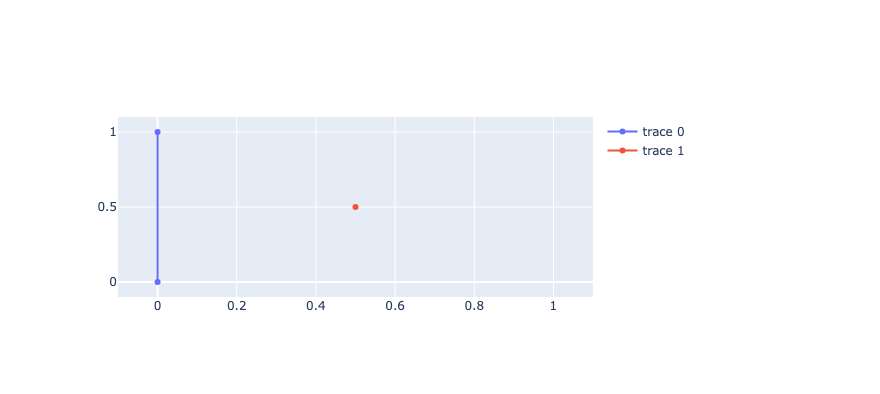
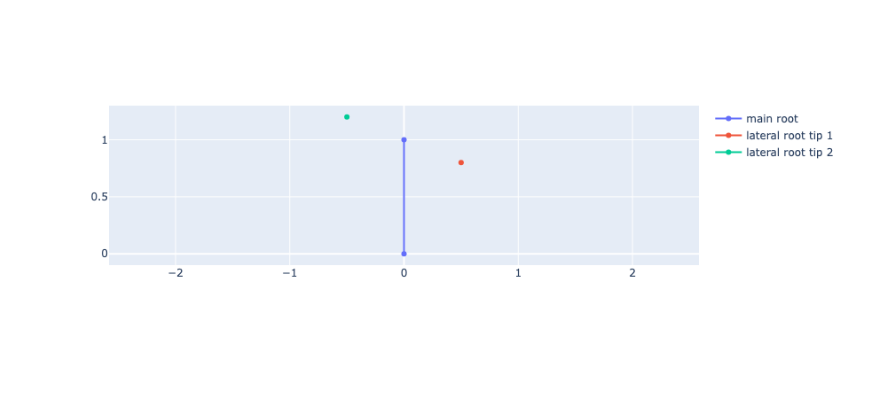
Before and after one commit to arjunc12/Math-Magazine-Tomatoes, a Jupyter notebook: illustrative-example.ipynb, the cells around one changed output. Saved outputs shown, nothing was run; the diff lists cells and outputs as text; code cells hidden in the pictures; blank space fills up the shorter version.

```diff
--- a/illustrative-example.ipynb
+++ b/illustrative-example.ipynb
@@ -5,6 +5,11 @@ from plotly import graph_objs as go
 init_notebook_mode(connected=True)
 import pylab
 import mpmath
+import seaborn as sns
+sns.set_theme()
+sns.set_context("poster")
+from scipy.spatial.distance import euclidean
+import scipy.integrate as integrate
 # %%
 x_main = [0, 0]
 tmin = 0
@@ -12,16 +17,28 @@ tmax = 1
 y_main = [tmin, tmax]
 
 p = 0.5
-q = 0.5
-main = go.Scatter(x=x_main, y=y_main)
-pq = go.Scatter(x=[p], y=[q])
+q = 0.8
+
+p2 = -0.5
+q2 = 1.2
+
+x_opt = pylab.linspace(0, p)
+main = go.Scatter(x=x_main, y=y_main, name="main root")
+pq = go.Scatter(x=[p], y=[q], name="lateral root tip 1")
+pq2 = go.Scatter(x=[p2], y=[q2], name="lateral root tip 2")
 # %%
 fig = go.Figure()
 fig.add_trace(main)
 fig.add_trace(pq)
-fig.update_xaxes(range=[-0.1, 1.1])
-fig.update_yaxes(range=[-0.1, 1.1])
+fig.add_trace(pq2)
+#fig.update_xaxes(range=[-1, 1])
+#fig.update_yaxes(range=[-1.05, 0.05])
+
+fig.update_yaxes(
+    scaleanchor = "x",
+    scaleratio = 1
+)
 fig.show()
 # %% [output]
-[figure, old version]
+[figure, new version]
 # %%
```
Also changed, not shown: parts of 16 cells of this notebook.
